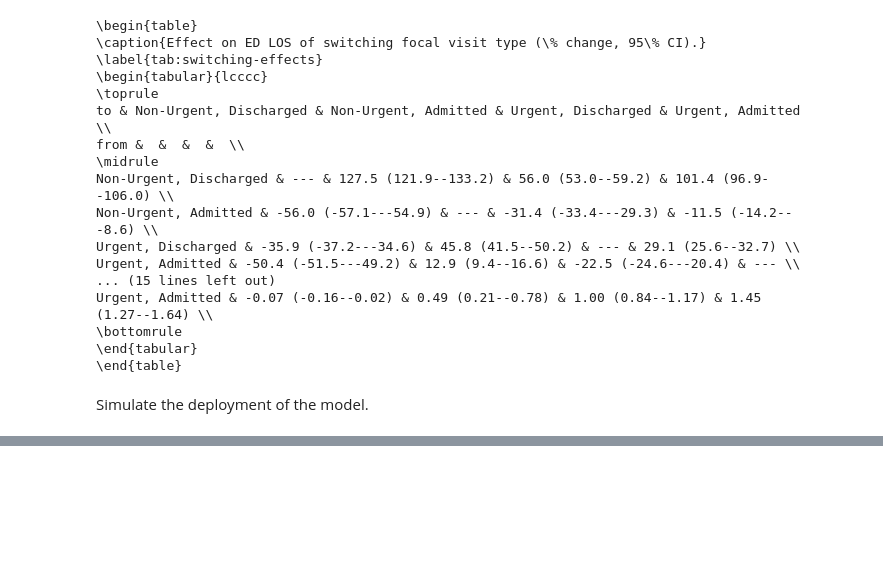
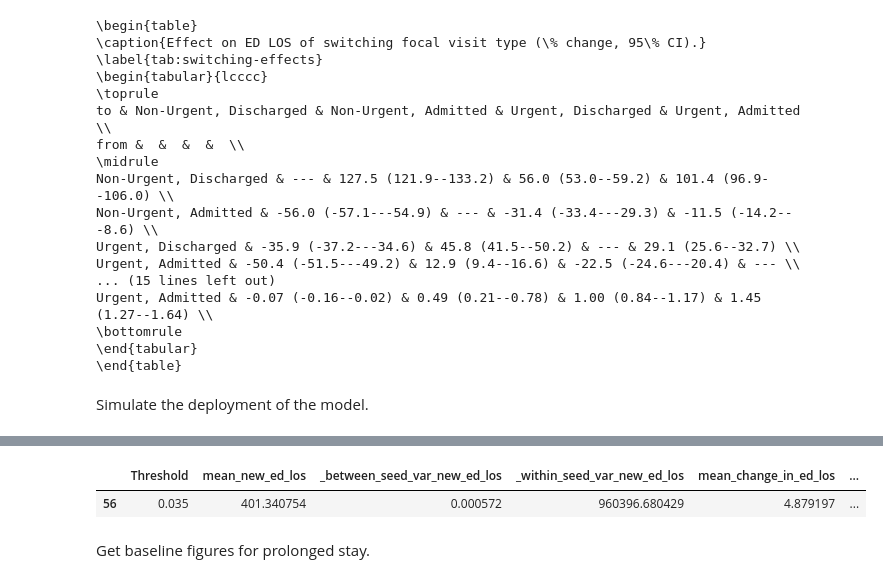
Before and after one commit to hcoggan/decompensation-prediction, a Jupyter notebook: model-deployment.ipynb, the cells around one changed output, grey strips where cells are left out. Cells and saved outputs as stored; diff of their text form; code cells hidden in the pictures; blank space fills up the shorter version.

```diff
--- a/model-deployment.ipynb
+++ b/model-deployment.ipynb
@@ -1537,0 +1531,7 @@ results_by_new_type
+# %%
+overall_results_at_sens_limit
+# %% [output]
+|  | Threshold | mean_new_ed_los | _between_seed_var_new_ed_los | _within_seed_var_new_ed_los | mean_change_in_ed_los | ... |
+| 56 | 0.035 | 401.340754 | 0.000572 | 960396.680429 | 4.879197 | ... |
+# %% [markdown]
+Get baseline figures for prolonged stay.
```
Also changed, not shown: parts of 8 cells of this notebook, 8 other files.
